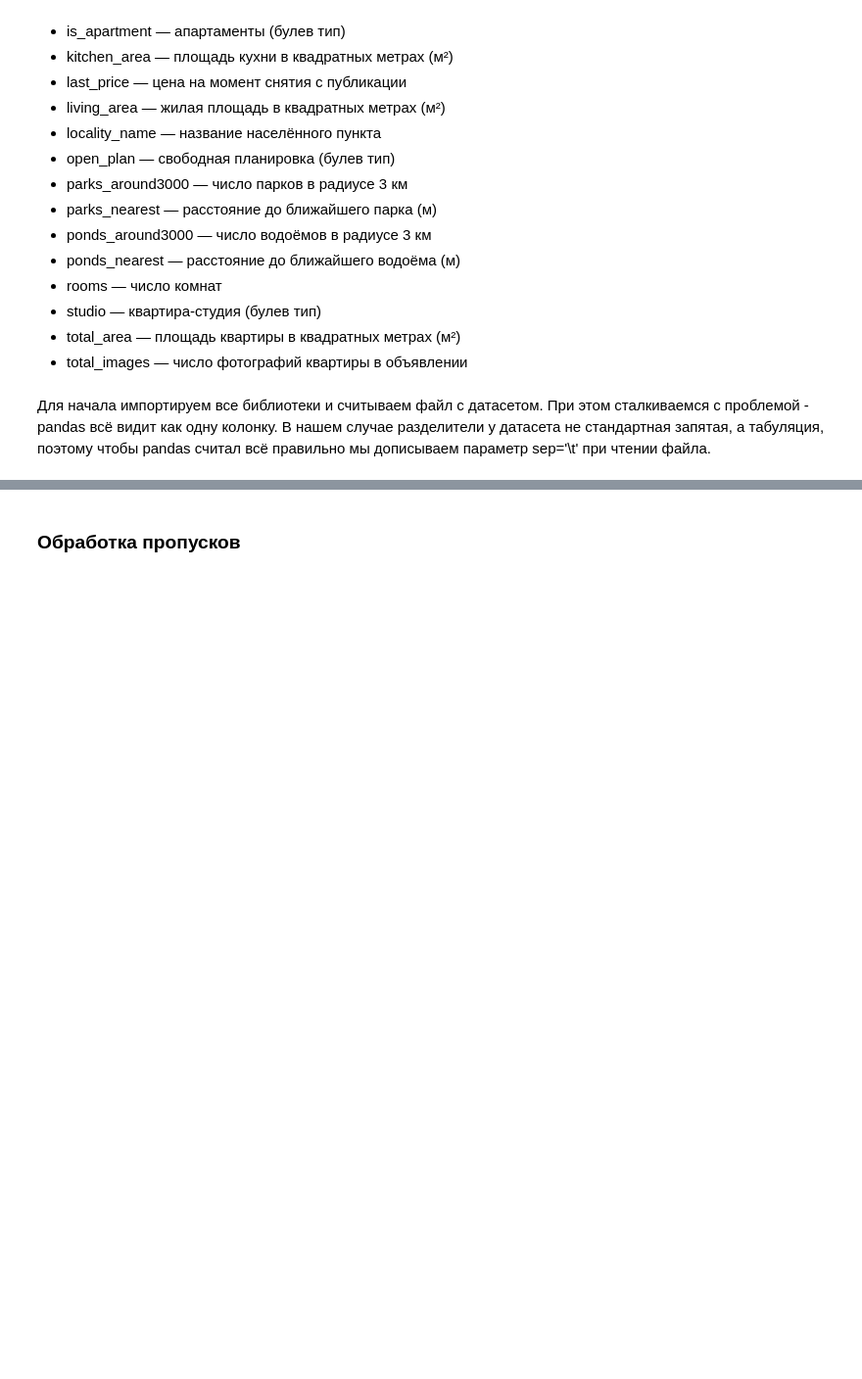
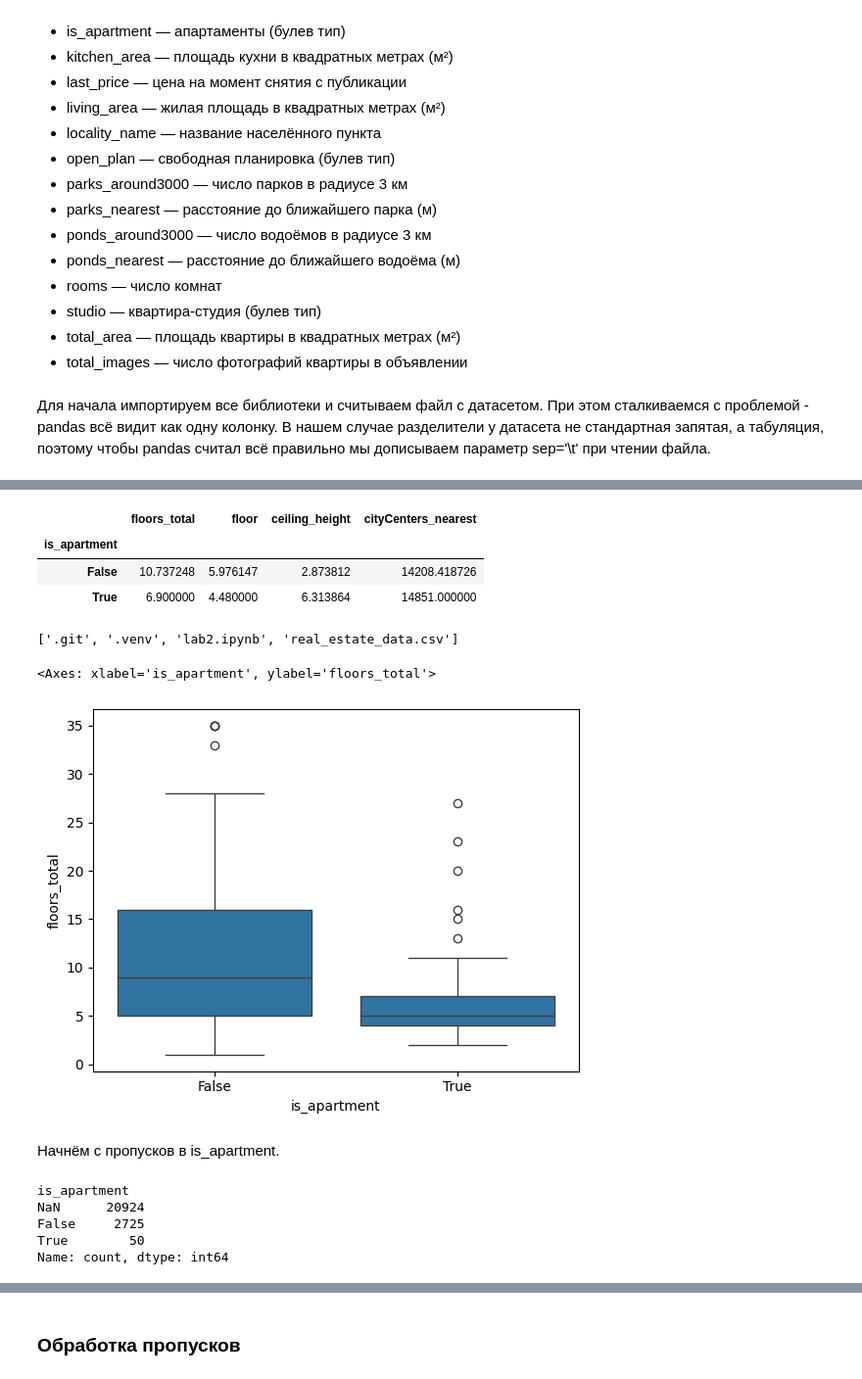
Before and after one commit to mystr1c/data-analysis-real-estate-lab, a Jupyter notebook: lab2.ipynb, the cells around one changed output, grey strips where cells are left out. Shown: that part at 98% size. Drawn from its saved outputs; the diff is of its cells as text; code cells hidden in the pictures; blank space fills up the shorter version.

Commit message:
Start of smth with missing values

```diff
--- a/lab2.ipynb
+++ b/lab2.ipynb
@@ -59,0 +57,28 @@ memory usage: 3.7+ MB
+# %%
+data.groupby('is_apartment')[['floors_total', 'floor', 'ceiling_height', 'cityCenters_nearest']].mean()
+# %% [output]
+|  | floors_total | floor | ceiling_height | cityCenters_nearest |
+| is_apartment |  |  |  |  |
+| False | 10.737248 | 5.976147 | 2.873812 | 14208.418726 |
+| True | 6.900000 | 4.480000 | 6.313864 | 14851.000000 |
+# %%
+import os
+print(os.listdir())
+# %% [output]
+['.git', '.venv', 'lab2.ipynb', 'real_estate_data.csv']
+# %%
+import seaborn as sns
+sns.boxplot(x='is_apartment', y='floors_total', data=data)
+# %% [output]
+<Axes: xlabel='is_apartment', ylabel='floors_total'>
+[figure, added]
+# %% [markdown]
+Начнём с пропусков в is_apartment.
+# %%
+data['is_apartment'].value_counts(dropna=False)
+# %% [output]
+is_apartment
+NaN      20924
+False     2725
+True        50
+Name: count, dtype: int64
```
Also changed, not shown: parts of 14 cells of this notebook, 1 other file.
